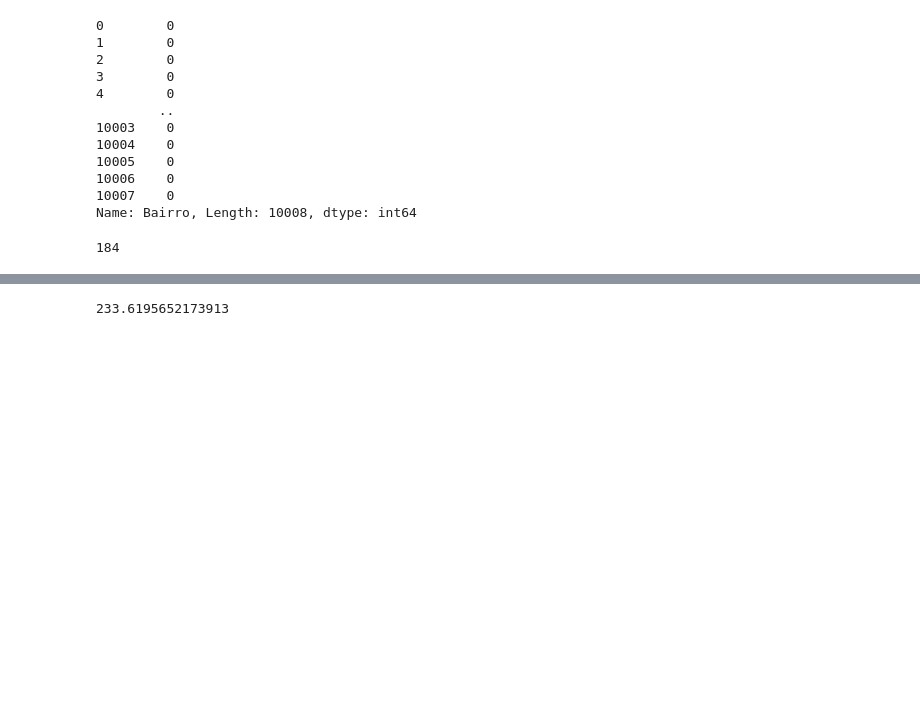
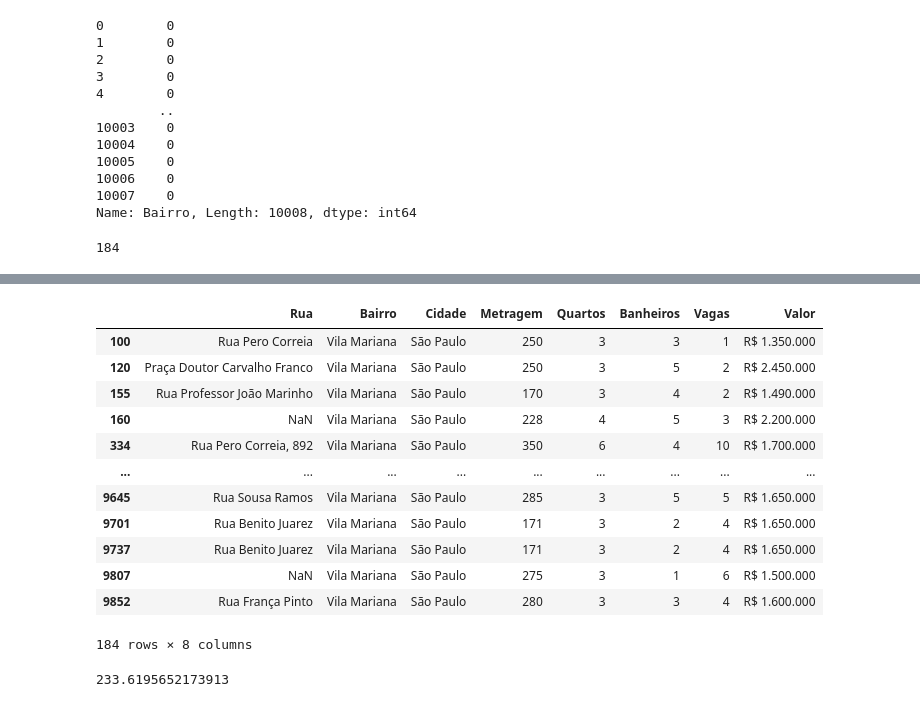
Before and after one commit to marcospontoexe/data-science, a Jupyter notebook: Imersão ALURA/01/Pandas_01.ipynb, the cells around one changed output, grey strips where cells are left out. Drawn from its saved outputs; the diff is of its cells as text; code cells hidden in the pictures; blank space fills up the shorter version.

```diff
--- a/Imersão ALURA/01/Pandas_01.ipynb
+++ b/Imersão ALURA/01/Pandas_01.ipynb
@@ -104 +113,17 @@ sum(dados["Bairro"] == "Vila Mariana")      # soma os campos verdadeiros
+# %%
+dados[tem_imoveis]          #mostra apenas os valores com TRUE na coluna "Bairro"
+# %% [output]
+|  | Rua | Bairro | Cidade | Metragem | Quartos | Banheiros | Vagas | Valor |
+| 100 | Rua Pero Correia | Vila Mariana | São Paulo | 250 | 3 | 3 | 1 | R$ 1.350.000 |
+| 120 | Praça Doutor Carvalho Franco | Vila Mariana | São Paulo | 250 | 3 | 5 | 2 | R$ 2.450.000 |
+| 155 | Rua Professor João Marinho | Vila Mariana | São Paulo | 170 | 3 | 4 | 2 | R$ 1.490.000 |
+| 160 | NaN | Vila Mariana | São Paulo | 228 | 4 | 5 | 3 | R$ 2.200.000 |
+| 334 | Rua Pero Correia, 892 | Vila Mariana | São Paulo | 350 | 6 | 4 | 10 | R$ 1.700.000 |
+| ... | ... | ... | ... | ... | ... | ... | ... | ... |
+| 9645 | Rua Sousa Ramos | Vila Mariana | São Paulo | 285 | 3 | 5 | 5 | R$ 1.650.000 |
+| 9701 | Rua Benito Juarez | Vila Mariana | São Paulo | 171 | 3 | 2 | 4 | R$ 1.650.000 |
+| 9737 | Rua Benito Juarez | Vila Mariana | São Paulo | 171 | 3 | 2 | 4 | R$ 1.650.000 |
+| 9807 | NaN | Vila Mariana | São Paulo | 275 | 3 | 1 | 6 | R$ 1.500.000 |
+| 9852 | Rua França Pinto | Vila Mariana | São Paulo | 280 | 3 | 3 | 4 | R$ 1.600.000 |
+184 rows × 8 columns
 # %%
```
Also changed, not shown: parts of 4 cells of this notebook.
